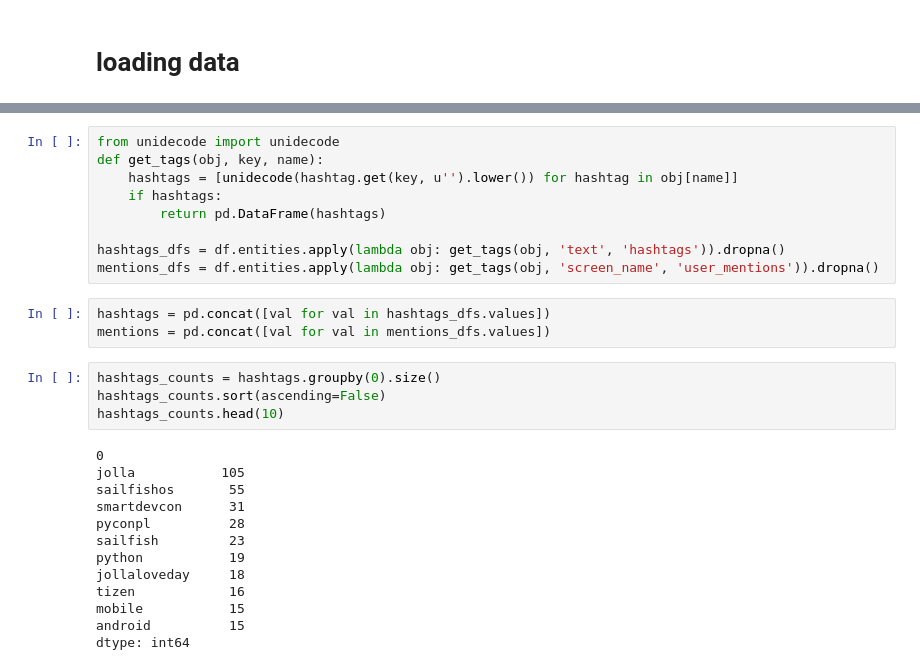
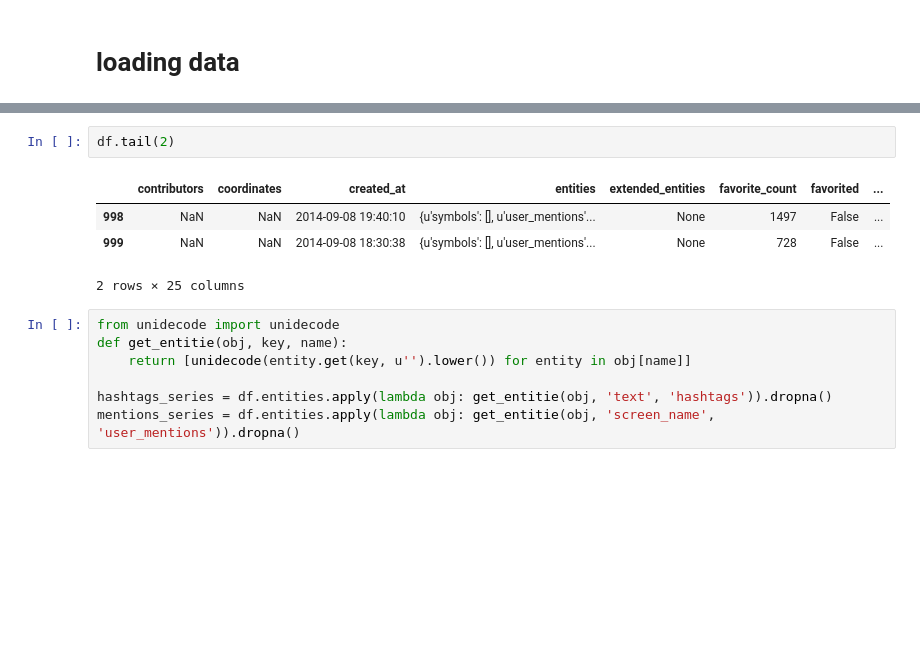
Before and after one commit to rglsk/Gifter, a Jupyter notebook: gifter/modeling/entities.ipynb, the cells around one changed output, grey strips where cells are left out. Drawn from its saved outputs; the diff is of its cells as text; blank space fills up the shorter version.

```diff
--- a/gifter/modeling/entities.ipynb
+++ b/gifter/modeling/entities.ipynb
@@ -19,29 +10,14 @@ df.head(5)
+# %%
+df.tail(2)
+# %% [output]
+|  | contributors | coordinates | created_at | entities | extended_entities | favorite_count | favorited | ... |
+| 998 | NaN | NaN | 2014-09-08 19:40:10 | {u'symbols': [], u'user_mentions'... | None | 1497 | False | ... |
+| 999 | NaN | NaN | 2014-09-08 18:30:38 | {u'symbols': [], u'user_mentions'... | None | 728 | False | ... |
+2 rows × 25 columns
 # %%
 from unidecode import unidecode
-def get_tags(obj, key, name):
-    hashtags = [unidecode(hashtag.get(key, u'').lower()) for hashtag in obj[name]]
-    if hashtags:
-        return pd.DataFrame(hashtags)
+def get_entitie(obj, key, name):
+    return [unidecode(entity.get(key, u'').lower()) for entity in obj[name]]
 
-hashtags_dfs = df.entities.apply(lambda obj: get_tags(obj, 'text', 'hashtags')).dropna()
-mentions_dfs = df.entities.apply(lambda obj: get_tags(obj, 'screen_name', 'user_mentions')).dropna()
+hashtags_series = df.entities.apply(lambda obj: get_entitie(obj, 'text', 'hashtags')).dropna()
+mentions_series = df.entities.apply(lambda obj: get_entitie(obj, 'screen_name', 'user_mentions')).dropna()
-# %%
-hashtags = pd.concat([val for val in hashtags_dfs.values])
-mentions = pd.concat([val for val in mentions_dfs.values])
-# %%
-hashtags_counts = hashtags.groupby(0).size()
-hashtags_counts.sort(ascending=False)
-hashtags_counts.head(10)
-# %% [output]
-0
-jolla           105
-sailfishos       55
-smartdevcon      31
-pyconpl          28
-sailfish         23
-python           19
-jollaloveday     18
-tizen            16
-mobile           15
-android          15
-dtype: int64
```
Also changed, not shown: parts of 8 cells of this notebook.
